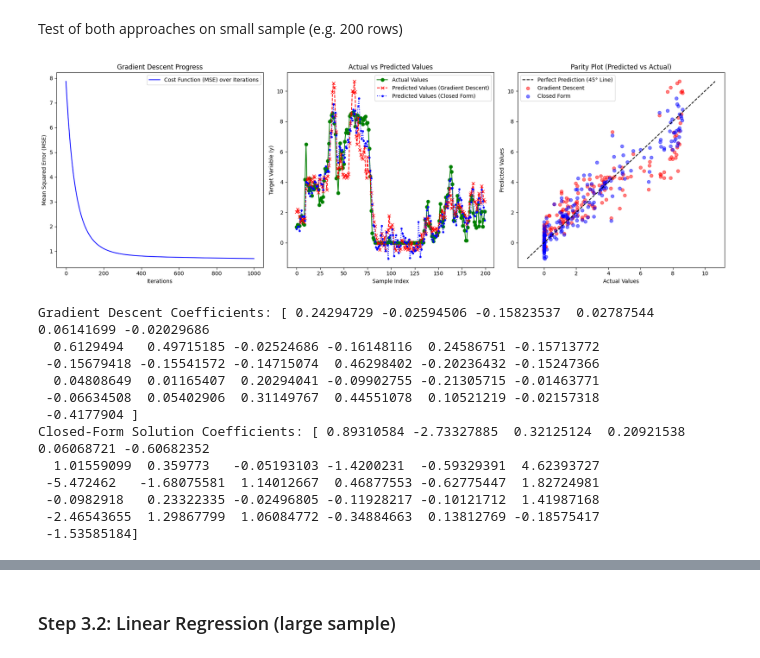
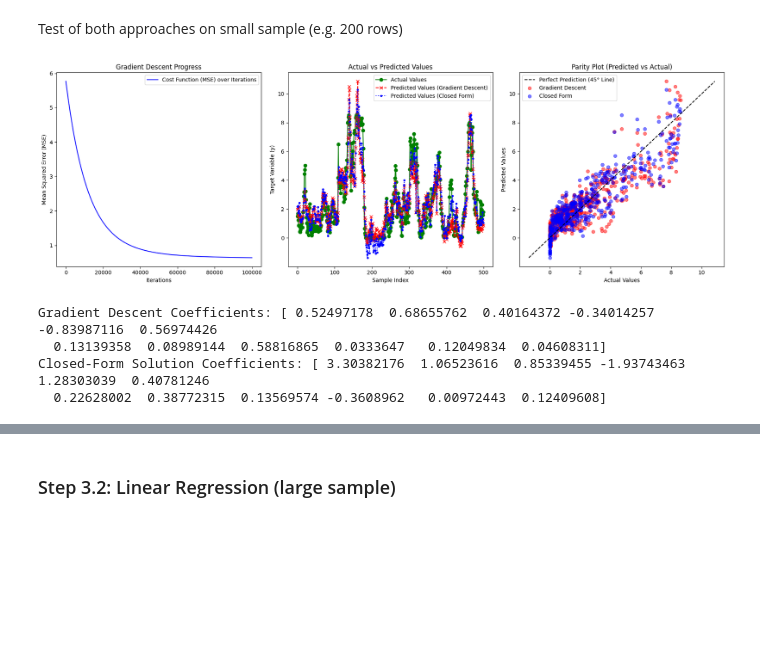
Before and after one commit to Max-f123/Machine_Learning_in_Energy_Systems, a Jupyter notebook: Test 21 Simon.ipynb, the cells around one changed output, grey strips where cells are left out. Saved outputs shown, nothing was run; the diff lists cells and outputs as text; code cells hidden in the pictures; blank space fills up the shorter version.

```diff
--- a/Test 21 Simon.ipynb
+++ b/Test 21 Simon.ipynb
@@ -363,25 +492,30 @@ X2 = X including 'Wind Current‘ feature
 # %%
-# Define X2
-X2 = data.drop(columns=['ts', 'Wind Power']) # Features
+# Define new X (with selected features forward search)
+X = data[top_features_FS]
 
 # Split 80/20
-X_train2, X_test2 = X2[:split_index], X2[split_index:]
+split_index = int(len(X) * 0.8)
+X_train, X_test = X[:split_index], X[split_index:]
+y_train, y_test = y[:split_index], y[split_index:]
 
 # Scale the features using StandardScaler
-X_train2 = scaler.fit_transform(X_train2)
-X_test2 = scaler.transform(X_test2)
+scaler = StandardScaler()
+X_train = scaler.fit_transform(X_train)
+X_test = scaler.transform(X_test)
 
 # Convert scaled arrays back to DataFrames with original indices and column names
-X_train2 = pd.DataFrame(X_train2, index=X2.index[:split_index], columns=X2.columns)
-X_test2 = pd.DataFrame(X_test2, index=X2.index[split_index:], columns=X2.columns)
+X_train = pd.DataFrame(X_train, index=X.index[:split_index], columns=X.columns)
+X_test = pd.DataFrame(X_test, index=X.index[split_index:], columns=X.columns)
+y_train = pd.Series(y_train.values, index=y.index[:split_index])
+y_test = pd.Series(y_test.values, index=y.index[split_index:])
 
 # Confirm index alignment
-print("Train Index Equality:", X_train2.index.equals(y_train.index))
-print("Test Index Equality:", X_test2.index.equals(y_test.index))
+print("Train Index Equality:", X_train.index.equals(y_train.index))
+print("Test Index Equality:", X_test.index.equals(y_test.index))
 
 # Print shapes of the resulting datasets
-print(f"Training data shape: {X_train2.shape}")
-print(f"Testing data shape: {X_test2.shape}")
+print(f"Training data shape: {X_train.shape}")
+print(f"Testing data shape: {X_test.shape}")
 # %% [output]
 Train Index Equality: True
 Test Index Equality: True
@@ -477,4 +599,18 @@ y_pred_closed_form = X_b_small.dot(theta_best)
 # %%
+# Small subset of train data
+X_train_small = np.array(X_train[:500], dtype=float)
+y_train_small = np.array(y_train[:500], dtype=float)
+
+# Train using Gradient Descent
+gd_model = LinearRegressionGD(learning_rate=0.00001, n_iterations=100000)
+gd_model.fit(X_train_small, y_train_small)
+y_pred_gd = gd_model.predict(X_train_small)
+
+# Train using Closed-Form Solution (Normal Equation)
+theta_best = ClosedFormSolution(X_train_small, y_train_small)
+X_b_small = np.c_[np.ones((X_train_small.shape[0], 1)), X_train_small]
+y_pred_closed_form = X_b_small.dot(theta_best)
+
 # Create a figure with three subplots: Gradient Descent progress, Actual vs. Predicted, Parity plot
 fig, axs = plt.subplots(1, 3, figsize=(18, 6))
 
@@ -490,47 +626,35 @@ axs[1].plot(y_train_small, label='Actual Values', marker='o', color='g')
 axs[1].plot(y_pred_gd, label='Predicted Values (Gradient Descent)', marker='x', linestyle='--', color='r')
 axs[1].plot(y_pred_closed_form, label='Predicted Values (Closed Form)', marker='.', linestyle=':', color='b')
 axs[1].set_xlabel('Sample Index')
 axs[1].set_ylabel('Target Variable (y)')
 axs[1].set_title('Actual vs Predicted Values')
 axs[1].legend()
 
 # Subplot 3: Parity plot for both methods (Predicted vs Actual with 45-degree line)
 min_val = min(y_train_small.min(), y_pred_gd.min(), y_pred_closed_form.min())
 max_val = max(y_train_small.max(), y_pred_gd.max(), y_pred_closed_form.max())
 
 # Add the 45-degree perfect prediction line
 axs[2].plot([min_val, max_val], [min_val, max_val], 'k--', label='Perfect Prediction (45° Line)')
-
-# Scatter plot for Gradient Descent predictions
 axs[2].scatter(y_train_small, y_pred_gd, label='Gradient Descent', color='r', alpha=0.5)
-
-# Scatter plot for Closed-Form predictions
 axs[2].scatter(y_train_small, y_pred_closed_form, label='Closed Form', color='b', alpha=0.5)
 
 axs[2].set_xlabel('Actual Values')
 axs[2].set_ylabel('Predicted Values')
 axs[2].set_title('Parity Plot (Predicted vs Actual)')
 axs[2].legend()
 
 # Adjust layout for better spacing
 plt.tight_layout()
 plt.show()
 
 # Verify that both solutions are close by comparing the predictions
 print("Gradient Descent Coefficients:", gd_model.theta)
 print("Closed-Form Solution Coefficients:", theta_best)
 # print("Are the predictions close? ", np.allclose(y_pred_gd, y_pred_closed_form, atol=1e-1))
 # %% [output]
-[figure, old version]
+[figure, new version]
-Gradient Descent Coefficients: [ 0.24294729 -0.02594506 -0.15823537  0.02787544  0.06141699 -0.02029686
-  0.6129494   0.49715185 -0.02524686 -0.16148116  0.24586751 -0.15713772
- -0.15679418 -0.15541572 -0.14715074  0.46298402 -0.20236432 -0.15247366
-  0.04808649  0.01165407  0.20294041 -0.09902755 -0.21305715 -0.01463771
- -0.06634508  0.05402906  0.31149767  0.44551078  0.10521219 -0.02157318
- -0.4177904 ]
-Closed-Form Solution Coefficients: [ 0.89310584 -2.73327885  0.32125124  0.20921538  0.06068721 -0.60682352
-  1.01559099  0.359773   -0.05193103 -1.4200231  -0.59329391  4.62393727
- -5.472462   -1.68075581  1.14012667  0.46877553 -0.62775447  1.82724981
- -0.0982918   0.23322335 -0.02496805 -0.11928217 -0.10121712  1.41987168
- -2.46543655  1.29867799  1.06084772 -0.34884663  0.13812769 -0.18575417
- -1.53585184]
+Gradient Descent Coefficients: [ 0.52497178  0.68655762  0.40164372 -0.34014257 -0.83987116  0.56974426
+  0.13139358  0.08989144  0.58816865  0.0333647   0.12049834  0.04608311]
+Closed-Form Solution Coefficients: [ 3.30382176  1.06523616  0.85339455 -1.93743463  1.28303039  0.40781246
+  0.22628002  0.38772315  0.13569574 -0.3608962   0.00972443  0.12409608]
```
Also changed, not shown: parts of 66 cells of this notebook.
